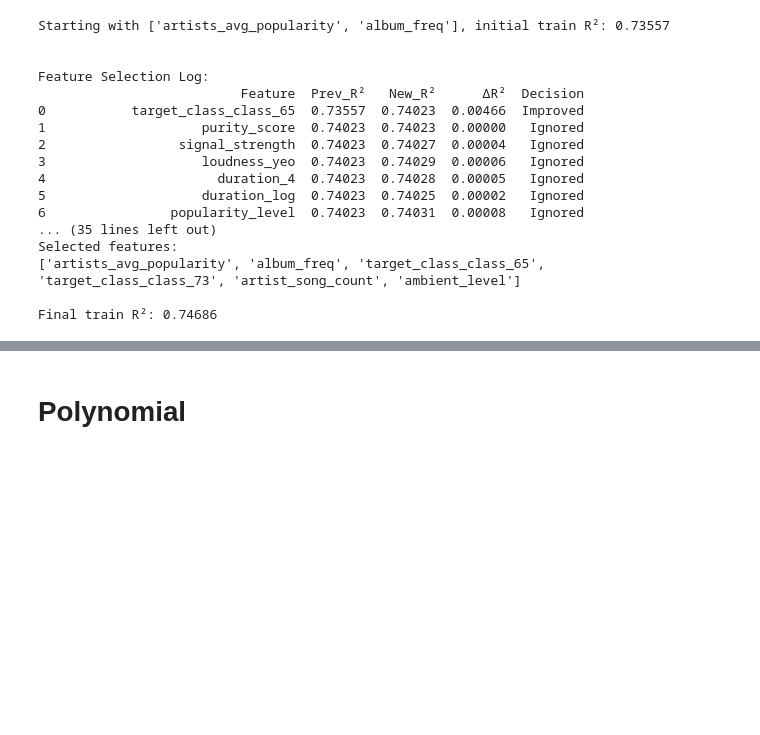
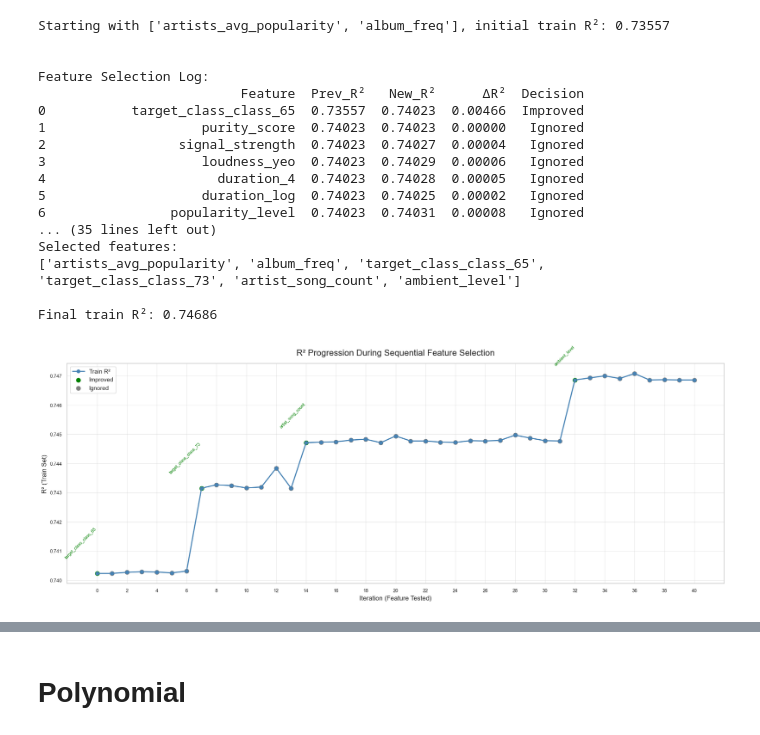
Before and after one commit to EnMiaoYe/APRAU_DEN_C_1211905_1211613_1030058, a Jupyter notebook: src/multiple_regression/find_best_predictors.ipynb, the cells around one changed output, grey strips where cells are left out. Saved outputs shown, nothing was run; the diff lists cells and outputs as text; code cells hidden in the pictures; blank space fills up the shorter version.

```diff
--- a/src/multiple_regression/find_best_predictors.ipynb
+++ b/src/multiple_regression/find_best_predictors.ipynb
@@ -223,6 +223,76 @@ Selected features:
 ['artists_avg_popularity', 'album_freq', 'target_class_class_65', 'target_class_class_73', 'artist_song_count', 'ambient_level']
 
 Final train R²: 0.74686
+# %%
+import matplotlib.pyplot as plt
+import seaborn as sns
+
+# Ensure the iteration column exists and is numeric
+
+log_df = log_df.copy().reset_index().rename(columns={"index": "Iteration"})
+log_df["Iteration"] = log_df["Iteration"].astype(int)
+
+plt.figure(figsize=(18, 7))
+sns.set_theme(style="whitegrid")
+
+# Define colors for each decision outcome
+decision_colors = {
+    "Improved": "green",
+    "Ignored": "gray",
+    "Stopped": "red"
+}
+
+# Plot the R² progression line
+plt.plot(
+    log_df["Iteration"],
+    log_df["New_R²"],
+    color="steelblue",
+    linewidth=2,
+    marker="o",
+    label="Train R²"
+)
+
+# Safely plot each decision type (skip if empty)
+for decision, color in decision_colors.items():
+    subset = log_df[log_df["Decision"] == decision]
+    if not subset.empty:
+        plt.scatter(
+            subset["Iteration"],
+            subset["New_R²"],
+            color=color,
+            s=60,
+            label=decision
+        )
+
+# Annotate only features that were accepted (Improved)
+for _, row in log_df[log_df["Decision"] == "Improved"].iterrows():
+    plt.text(
+        row["Iteration"],
+        row["New_R²"] + 0.0005,  # offset to avoid overlap
+        row["Feature"],
+        fontsize=8,
+        rotation=45,
+        ha="right",
+        color="green"
+    )
+
+# Titles and labels
+plt.title("R² Progression During Sequential Feature Selection", fontsize=16, pad=15)
+plt.xlabel("Iteration (Feature Tested)", fontsize=12)
+plt.ylabel("R² (Train Set)", fontsize=12)
+
+# Adjust x-ticks for 40+ features
+plt.xticks(
+    range(0, len(log_df), max(1, len(log_df)//20)),  # show every ~5%
+    fontsize=9,
+)
+plt.yticks(fontsize=9)
+plt.legend()
+plt.grid(alpha=0.4)
+plt.tight_layout()
+plt.show()
+# %% [output]
+[figure, added]
 # %%
 corr_matrix = X_current.corr()
 plt.figure(figsize=(8,6))
```
Also changed, not shown: parts of 5 cells of this notebook, 3 other files.
